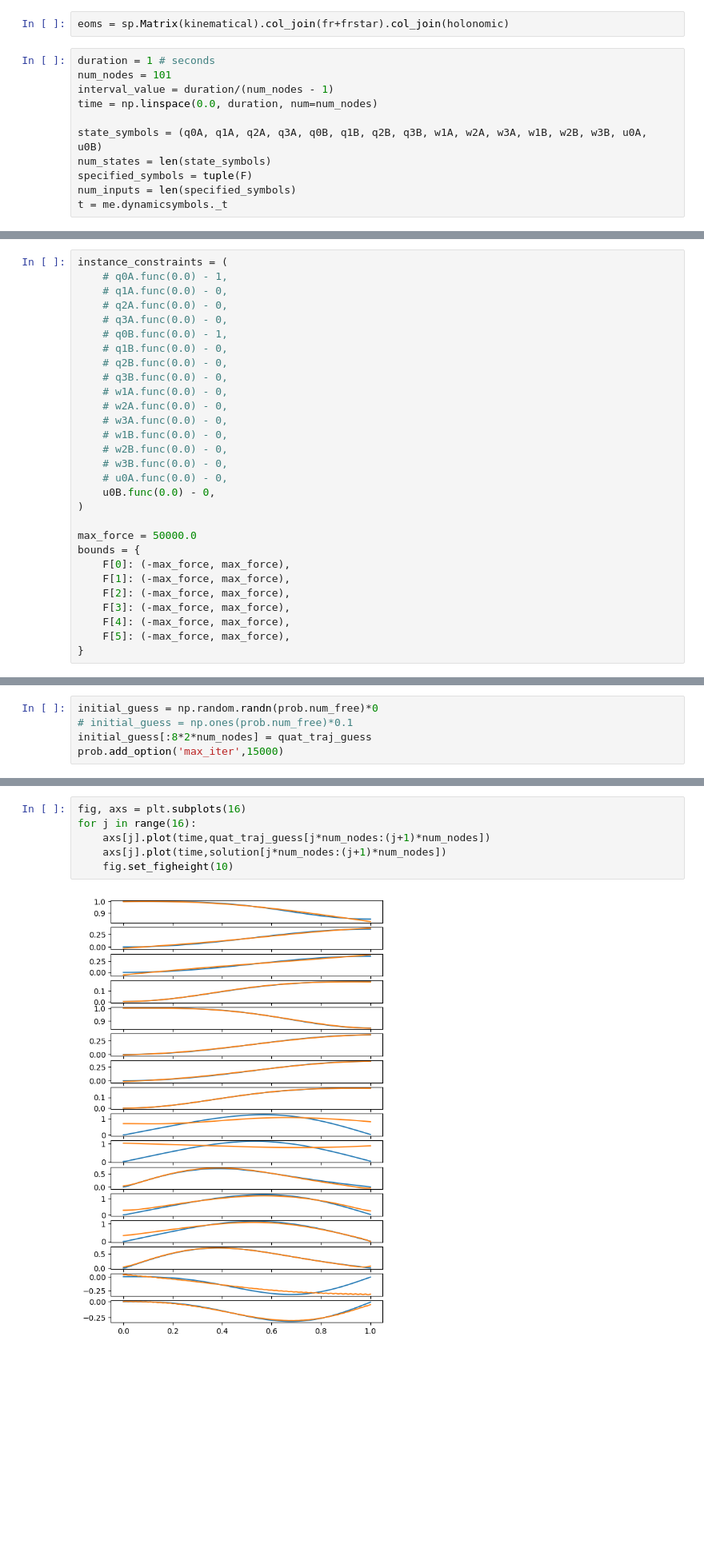
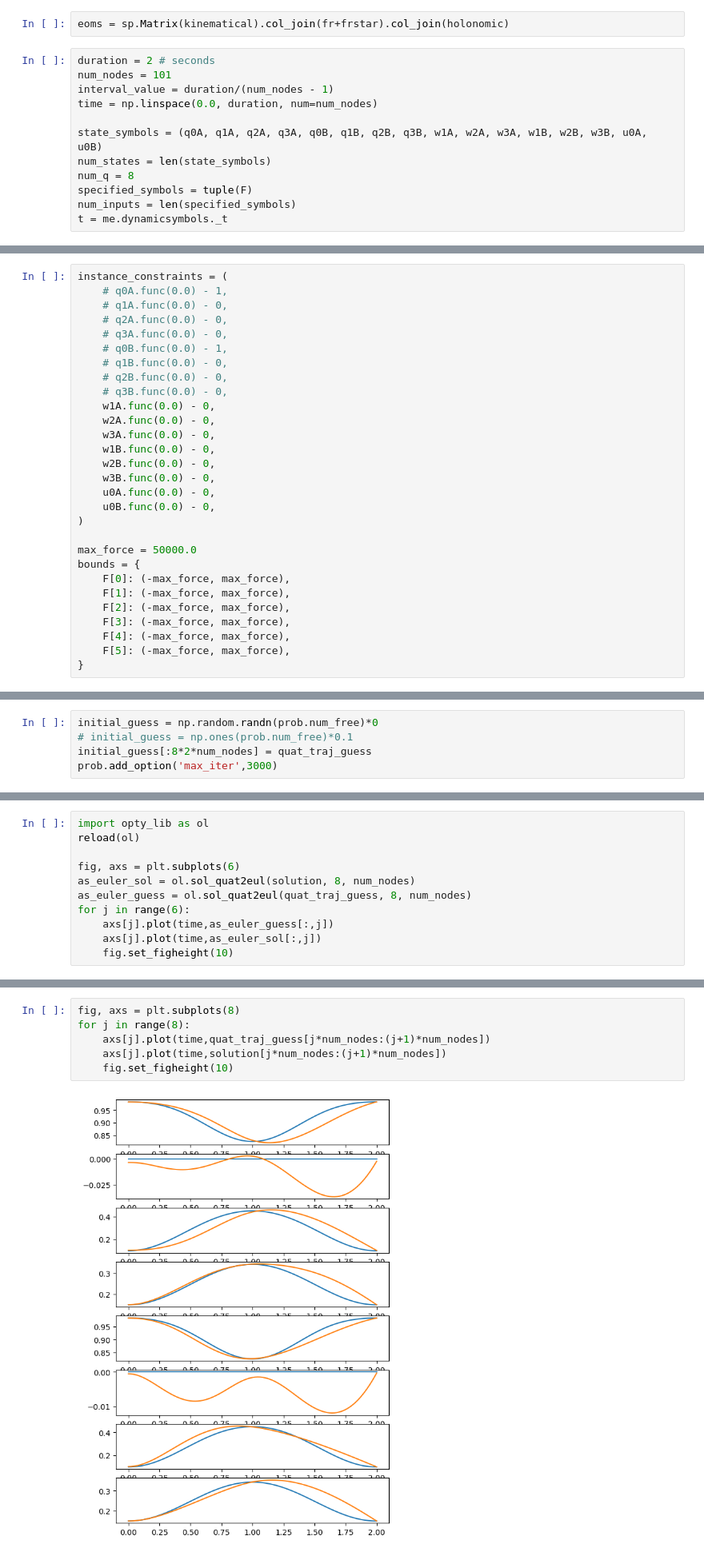
Before and after one commit to zoufaond/Quaternion-dynamics-with-muscle-forces, a Jupyter notebook: Python_optimal_control/Qmoore_opty.ipynb, the cells around one changed output, grey strips where cells are left out. Shown: that part at 80% size. Drawn from its saved outputs; the diff is of its cells as text; blank space fills up the shorter version.

```diff
--- a/Python_optimal_control/Qmoore_opty.ipynb
+++ b/Python_optimal_control/Qmoore_opty.ipynb
@@ -108,13 +108,14 @@ kane = me.KanesMethod(
 # %%
 eoms = sp.Matrix(kinematical).col_join(fr+frstar).col_join(holonomic)
 # %%
-duration = 1 # seconds
+duration = 2 # seconds
 num_nodes = 101
 interval_value = duration/(num_nodes - 1)
 time = np.linspace(0.0, duration, num=num_nodes)
 
 state_symbols = (q0A, q1A, q2A, q3A, q0B, q1B, q2B, q3B, w1A, w2A, w3A, w1B, w2B, w3B, u0A, u0B)
 num_states = len(state_symbols)
+num_q = 8
 specified_symbols = tuple(F)
 num_inputs = len(specified_symbols)
 t = me.dynamicsymbols._t
@@ -171,13 +193,13 @@ instance_constraints = (
     # q1B.func(0.0) - 0,
     # q2B.func(0.0) - 0,
     # q3B.func(0.0) - 0,
-    # w1A.func(0.0) - 0,
-    # w2A.func(0.0) - 0,
-    # w3A.func(0.0) - 0,
-    # w1B.func(0.0) - 0,
-    # w2B.func(0.0) - 0,
-    # w3B.func(0.0) - 0,
-    # u0A.func(0.0) - 0,
+    w1A.func(0.0) - 0,
+    w2A.func(0.0) - 0,
+    w3A.func(0.0) - 0,
+    w1B.func(0.0) - 0,
+    w2B.func(0.0) - 0,
+    w3B.func(0.0) - 0,
+    u0A.func(0.0) - 0,
     u0B.func(0.0) - 0,
 )
 
@@ -210,7 +232,7 @@ print(time_to_create)
 initial_guess = np.random.randn(prob.num_free)*0
 # initial_guess = np.ones(prob.num_free)*0.1
 initial_guess[:8*2*num_nodes] = quat_traj_guess
-prob.add_option('max_iter',15000)
+prob.add_option('max_iter',3000)
 # %%
 start = ts.time()
 
@@ -231,0 +258,11 @@ b'Algorithm stopped at a point that was converged, not to "desired" tolerances,
+# %%
+import opty_lib as ol
+reload(ol)
+
+fig, axs = plt.subplots(6)
+as_euler_sol = ol.sol_quat2eul(solution, 8, num_nodes)
+as_euler_guess = ol.sol_quat2eul(quat_traj_guess, 8, num_nodes)
+for j in range(6):
+    axs[j].plot(time,as_euler_guess[:,j])
+    axs[j].plot(time,as_euler_sol[:,j])
+    fig.set_figheight(10)
@@ -232,10 +271,10 @@ b'Algorithm stopped at a point that was converged, not to "desired" tolerances,
 # %%
-fig, axs = plt.subplots(16)
-for j in range(16):
+fig, axs = plt.subplots(8)
+for j in range(8):
     axs[j].plot(time,quat_traj_guess[j*num_nodes:(j+1)*num_nodes])
     axs[j].plot(time,solution[j*num_nodes:(j+1)*num_nodes])
     fig.set_figheight(10)
 # %% [output]
-[figure, old version]
+[figure, new version]
 # %%
 reload (oe);
```
Also changed, not shown: parts of 6 cells of this notebook, 12 other files.
